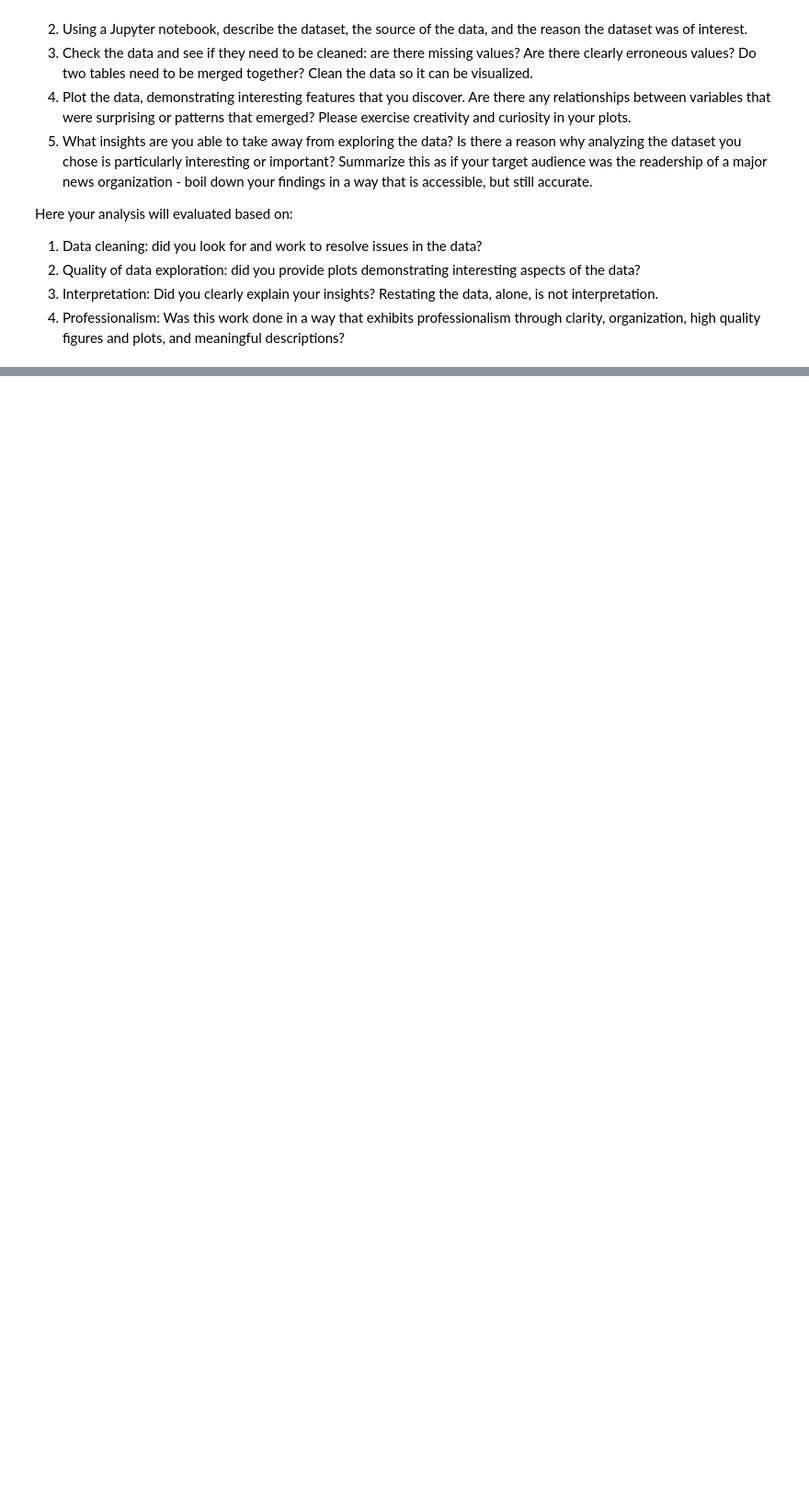
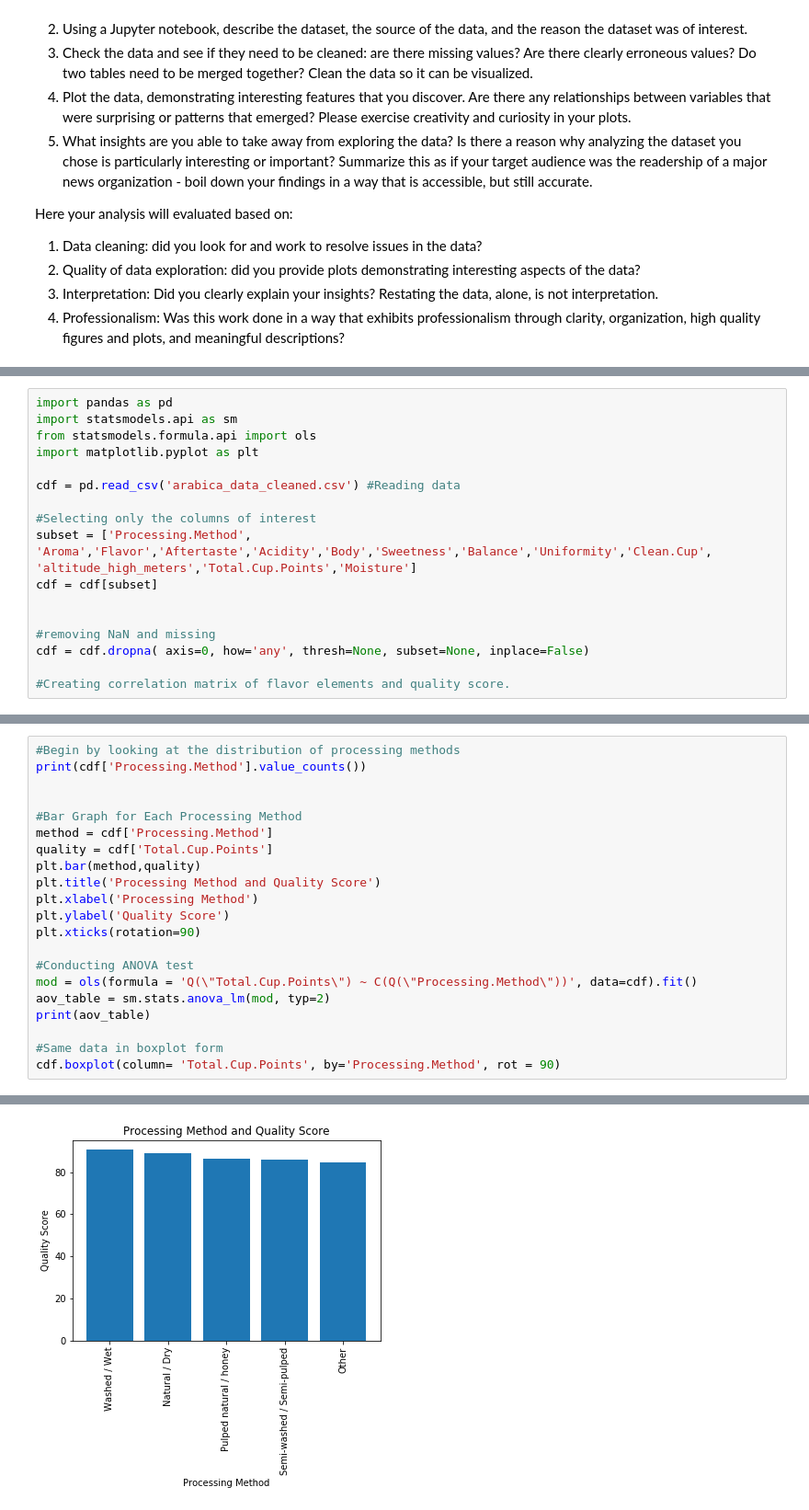
Before and after one commit to joekrinke15/IDS-705-Principles-of-Machine-Learning, a Jupyter notebook: Assigment_1jdk61.ipynb, the cells around one changed output, grey strips where cells are left out. Shown at 92% size. Drawn from its saved outputs; the diff is of its cells as text; blank space fills up the shorter version.

Commit message:
Further analysis of total score by type. Minor cosmetic edits to earlier problems

```diff
--- a/Assigment_1jdk61.ipynb
+++ b/Assigment_1jdk61.ipynb
@@ -819,0 +820,17 @@ data.head()
+# %%
+import pandas as pd
+import statsmodels.api as sm
+from statsmodels.formula.api import ols
+import matplotlib.pyplot as plt
+
+cdf = pd.read_csv('arabica_data_cleaned.csv') #Reading data
+
+#Selecting only the columns of interest
+subset = ['Processing.Method', 'Aroma','Flavor','Aftertaste','Acidity','Body','Sweetness','Balance','Uniformity','Clean.Cup', 'altitude_high_meters','Total.Cup.Points','Moisture']
+cdf = cdf[subset]
+
+
+#removing NaN and missing
+cdf = cdf.dropna( axis=0, how='any', thresh=None, subset=None, inplace=False)
+
+#Creating correlation matrix of flavor elements and quality score.
@@ -819,0 +839,22 @@ data.head()
+# %%
+#Begin by looking at the distribution of processing methods
+print(cdf['Processing.Method'].value_counts())
+
+
+#Bar Graph for Each Processing Method
+method = cdf['Processing.Method']
+quality = cdf['Total.Cup.Points']
+plt.bar(method,quality)
+plt.title('Processing Method and Quality Score')
+plt.xlabel('Processing Method')
+plt.ylabel('Quality Score')
+plt.xticks(rotation=90)
+
+#Conducting ANOVA test
+mod = ols(formula = 'Q(\"Total.Cup.Points\") ~ C(Q(\"Processing.Method\"))', data=cdf).fit()
+aov_table = sm.stats.anova_lm(mod, typ=2)
+print(aov_table)
+
+#Same data in boxplot form
+cdf.boxplot(column= 'Total.Cup.Points', by='Processing.Method', rot = 90)
+# %% [output]
@@ -819,0 +871 @@ data.head()
+[figure, added]
```
Also changed, not shown: parts of 9 cells of this notebook, 1 other file.
